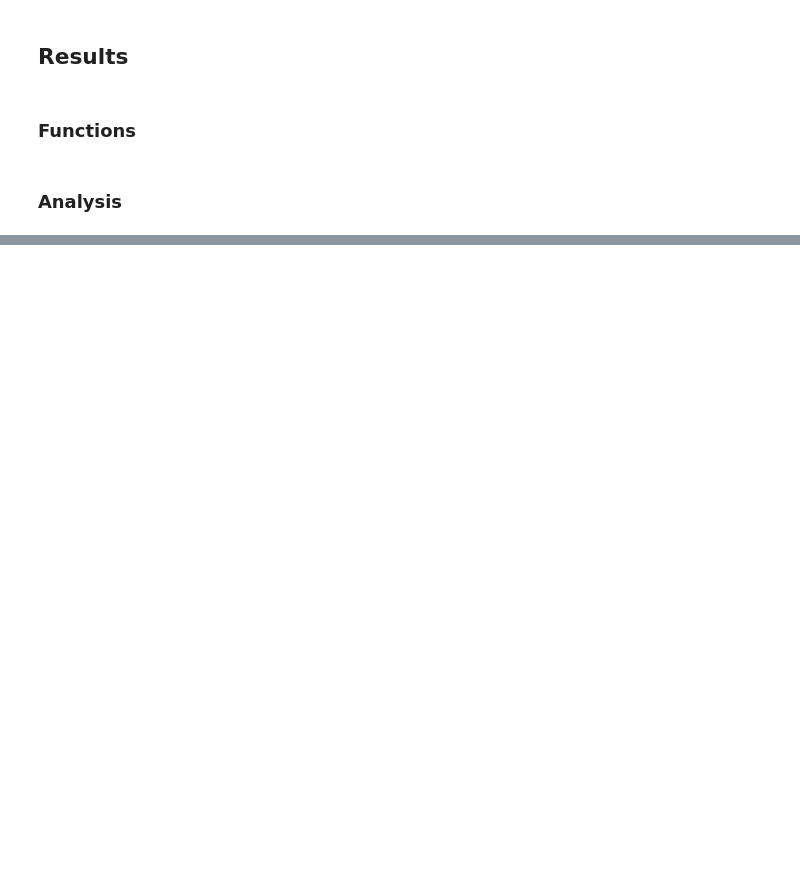
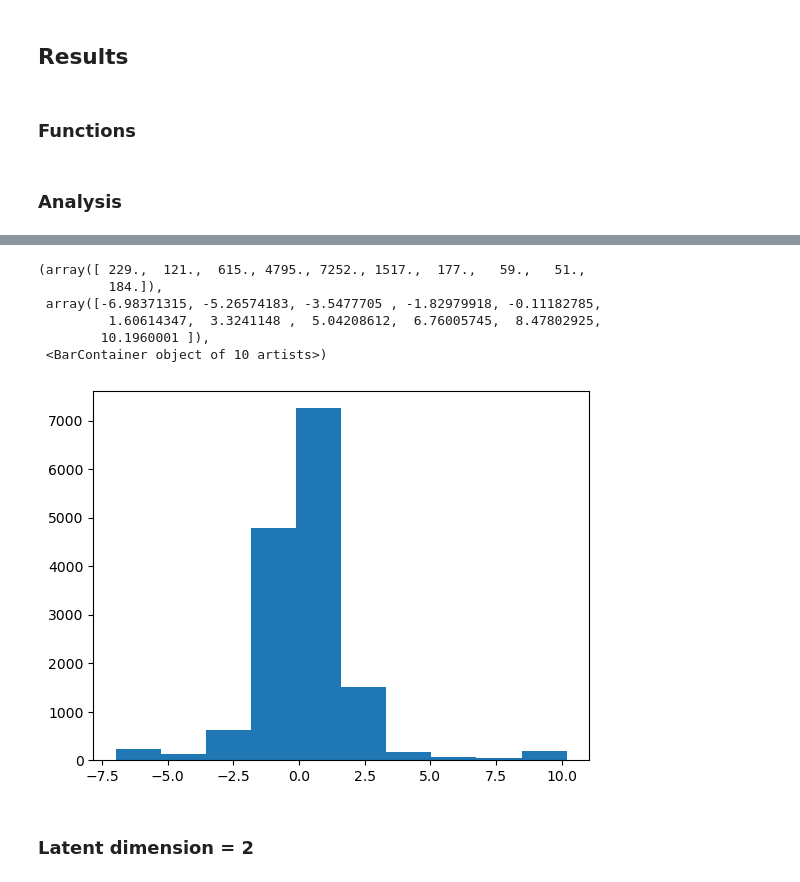
Before and after one commit to c-eloy/MLFlatDirections, a Jupyter notebook: GradientDescent_model.ipynb, the cells around one changed output, grey strips where cells are left out. Saved outputs shown, nothing was run; the diff lists cells and outputs as text; code cells hidden in the pictures; blank space fills up the shorter version.

```diff
--- a/GradientDescent_model.ipynb
+++ b/GradientDescent_model.ipynb
@@ -268,0 +431,4 @@ triangular_plot(x.numpy())
+# %%
+autoencoder_1 = autoencoder
+encoder_1 = models.Model(inputs,encoded)
+decoder_1 = models.Model(encoded,decoded)
@@ -268,0 +444,6 @@ triangular_plot(x.numpy())
+# %%
+# test autoencoder
+encoded_points = encoder_1.predict(x_test)
+
+plt.hist(encoded_points)
+# %% [output]
@@ -268,0 +451,9 @@ triangular_plot(x.numpy())
+(array([ 229.,  121.,  615., 4795., 7252., 1517.,  177.,   59.,   51.,
+         184.]),
+ array([-6.98371315, -5.26574183, -3.5477705 , -1.82979918, -0.11182785,
+         1.60614347,  3.3241148 ,  5.04208612,  6.76005745,  8.47802925,
+        10.1960001 ]),
+ <BarContainer object of 10 artists>)
+[figure, added]
+# %% [markdown]
+### Latent dimension = 2
```
Also changed, not shown: parts of 92 cells of this notebook.
